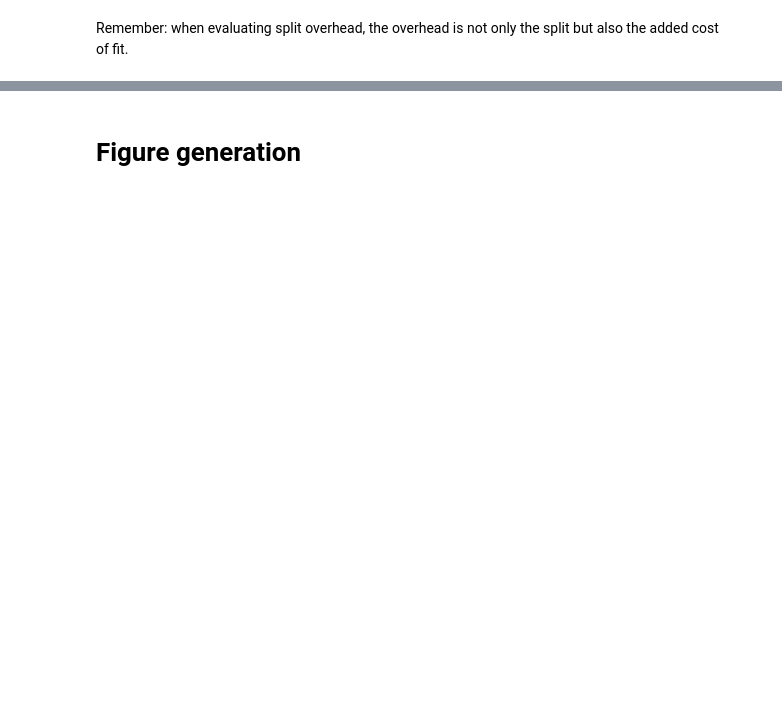
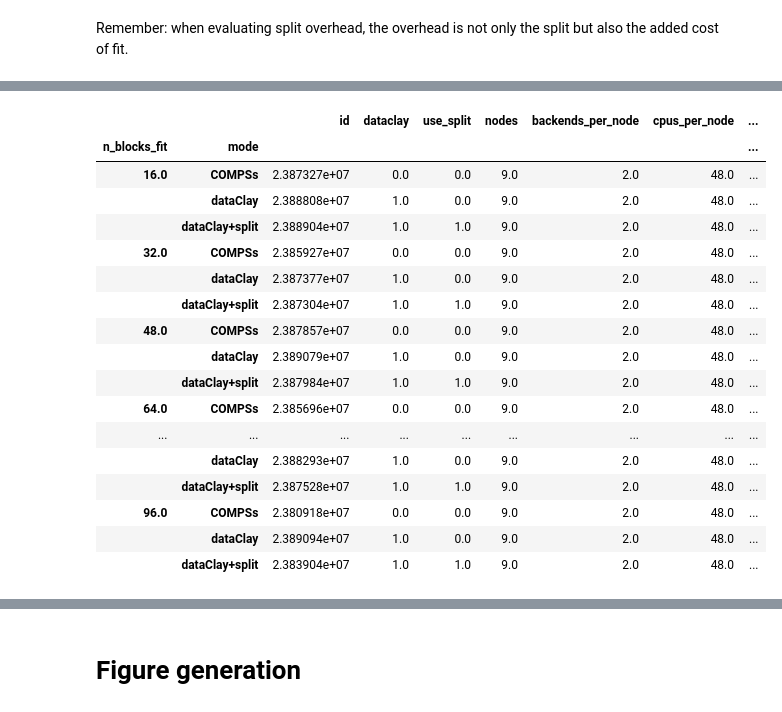
Before and after one commit to bsc-dom/split-miniapps, a Jupyter notebook: analysis/neighbors.ipynb, the cells around one changed output, grey strips where cells are left out. Drawn from its saved outputs; the diff is of its cells as text; code cells hidden in the pictures; blank space fills up the shorter version.

```diff
--- a/analysis/neighbors.ipynb
+++ b/analysis/neighbors.ipynb
@@ -136,6 +114,27 @@ for (n_blocks_fit, mode), values in mean_data.iterrows():
     else:
         #mean_data.at[(n_blocks_fit, mode), "speedup"] = mean_data.at[(n_blocks_fit, "COMPSs"), "kneighbors_time"] / values["kneighbors_time"]
         mean_data.at[(n_blocks_fit, mode), "speedup"] = (n_blocks_fit) / values["kneighbors_time"]
+# %%
+mean_data
+# %% [output]
+|  |  | id | dataclay | use_split | nodes | backends_per_node | cpus_per_node | ... |
+| n_blocks_fit | mode |  |  |  |  |  |  | ... |
+| 16.0 | COMPSs | 2.387327e+07 | 0.0 | 0.0 | 9.0 | 2.0 | 48.0 | ... |
+|  | dataClay | 2.388808e+07 | 1.0 | 0.0 | 9.0 | 2.0 | 48.0 | ... |
+|  | dataClay+split | 2.388904e+07 | 1.0 | 1.0 | 9.0 | 2.0 | 48.0 | ... |
+| 32.0 | COMPSs | 2.385927e+07 | 0.0 | 0.0 | 9.0 | 2.0 | 48.0 | ... |
+|  | dataClay | 2.387377e+07 | 1.0 | 0.0 | 9.0 | 2.0 | 48.0 | ... |
+|  | dataClay+split | 2.387304e+07 | 1.0 | 1.0 | 9.0 | 2.0 | 48.0 | ... |
+| 48.0 | COMPSs | 2.387857e+07 | 0.0 | 0.0 | 9.0 | 2.0 | 48.0 | ... |
+|  | dataClay | 2.389079e+07 | 1.0 | 0.0 | 9.0 | 2.0 | 48.0 | ... |
+|  | dataClay+split | 2.387984e+07 | 1.0 | 1.0 | 9.0 | 2.0 | 48.0 | ... |
+| 64.0 | COMPSs | 2.385696e+07 | 0.0 | 0.0 | 9.0 | 2.0 | 48.0 | ... |
+| ... | ... | ... | ... | ... | ... | ... | ... | ... |
+|  | dataClay | 2.388293e+07 | 1.0 | 0.0 | 9.0 | 2.0 | 48.0 | ... |
+|  | dataClay+split | 2.387528e+07 | 1.0 | 1.0 | 9.0 | 2.0 | 48.0 | ... |
+| 96.0 | COMPSs | 2.380918e+07 | 0.0 | 0.0 | 9.0 | 2.0 | 48.0 | ... |
+|  | dataClay | 2.389094e+07 | 1.0 | 0.0 | 9.0 | 2.0 | 48.0 | ... |
+|  | dataClay+split | 2.383904e+07 | 1.0 | 1.0 | 9.0 | 2.0 | 48.0 | ... |
 # %%
 ax = sns.lineplot(data=mean_data, style="mode", markers=True, x="n_blocks_fit", hue="mode", y="speedup")
 ax.set(xticks=[16, 32, 48, 64, 80, 96], xticklabels=["2x", "4x", "6x", "8x", "10x", "12x"])
```
Also changed, not shown: parts of 15 cells of this notebook, 52 other files.
